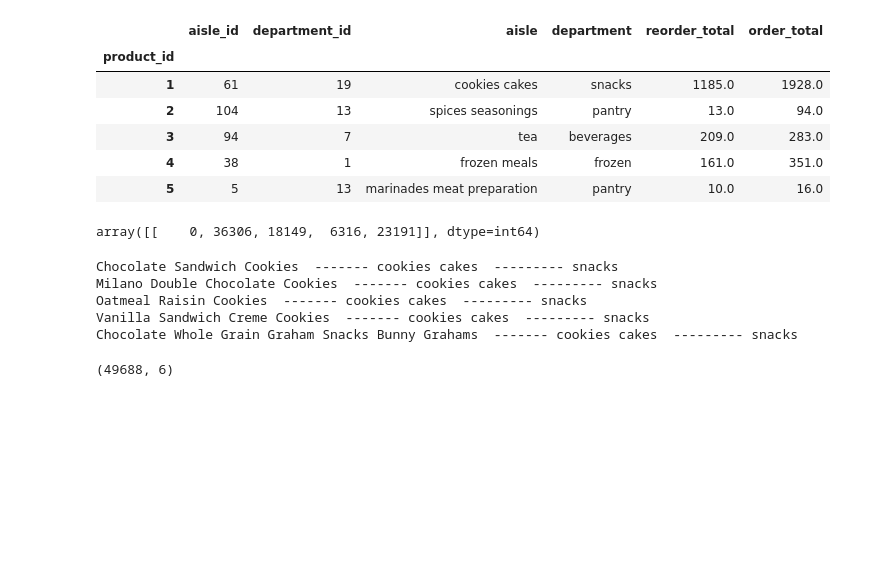
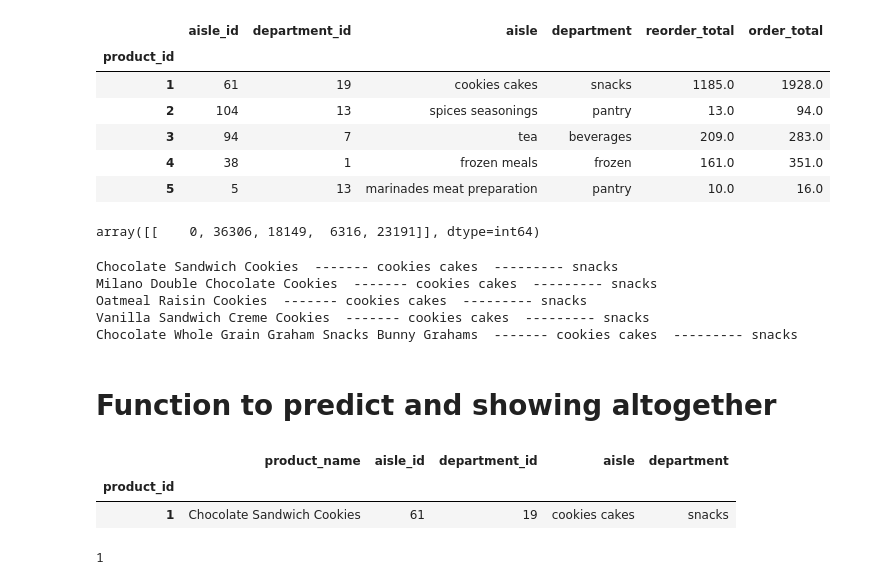
Before and after one commit to isfar12/Machine-Learning, a Jupyter notebook: Grocery_Store_EDA/EDA.ipynb, the cells around one changed output. Saved outputs shown, nothing was run; the diff lists cells and outputs as text; code cells hidden in the pictures; blank space fills up the shorter version.

```diff
--- a/Grocery_Store_EDA/EDA.ipynb
+++ b/Grocery_Store_EDA/EDA.ipynb
@@ -338,7 +347,18 @@ Milano Double Chocolate Cookies  ------- cookies cakes  --------- snacks
 Oatmeal Raisin Cookies  ------- cookies cakes  --------- snacks
 Vanilla Sandwich Creme Cookies  ------- cookies cakes  --------- snacks
 Chocolate Whole Grain Graham Snacks Bunny Grahams  ------- cookies cakes  --------- snacks
+# %% [markdown]
+# Function to predict and showing altogether
+# %%
+items_list=products.copy()
+items_list.set_index("product_id",inplace=True)
 # %%
-dataframe.shape
+items_list[items_list["product_name"]=="Chocolate Sandwich Cookies"]
 # %% [output]
-(49688, 6)
+|  | product_name | aisle_id | department_id | aisle | department |
+| product_id |  |  |  |  |  |
+| 1 | Chocolate Sandwich Cookies | 61 | 19 | cookies cakes | snacks |
+# %%
+print(items_list[items_list["product_name"]=="Chocolate Sandwich Cookies"].index[0])
+# %% [output]
+1
```
Also changed, not shown: parts of 16 cells of this notebook, 1 other file.
